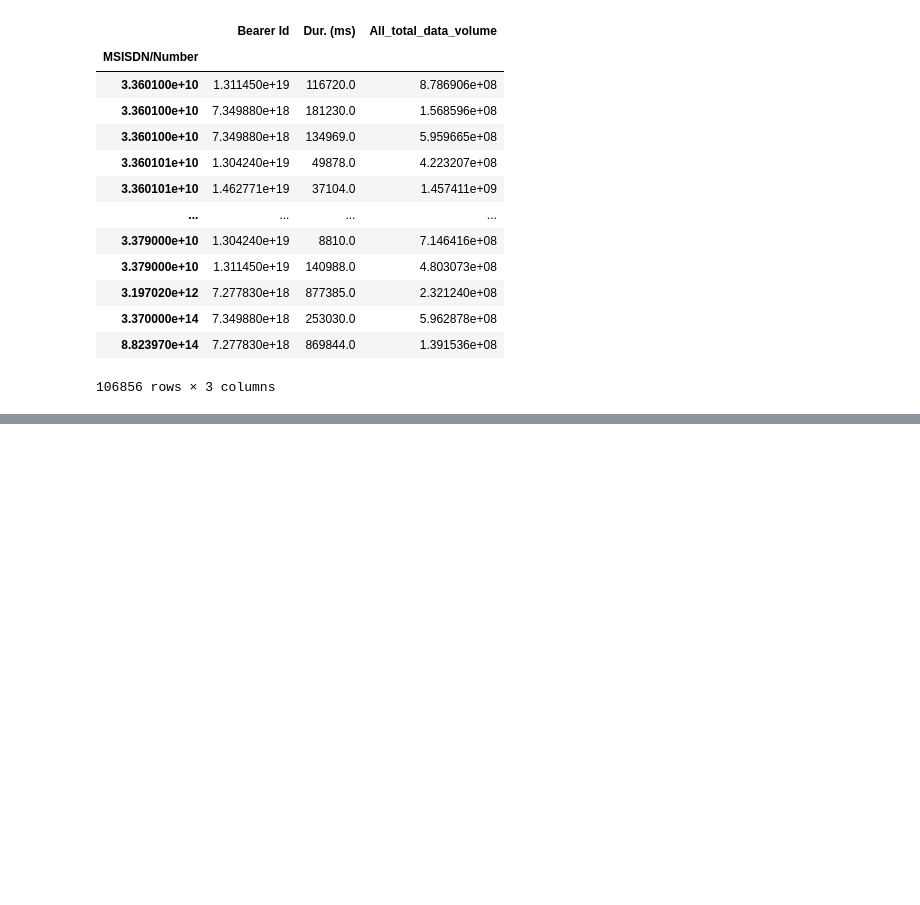
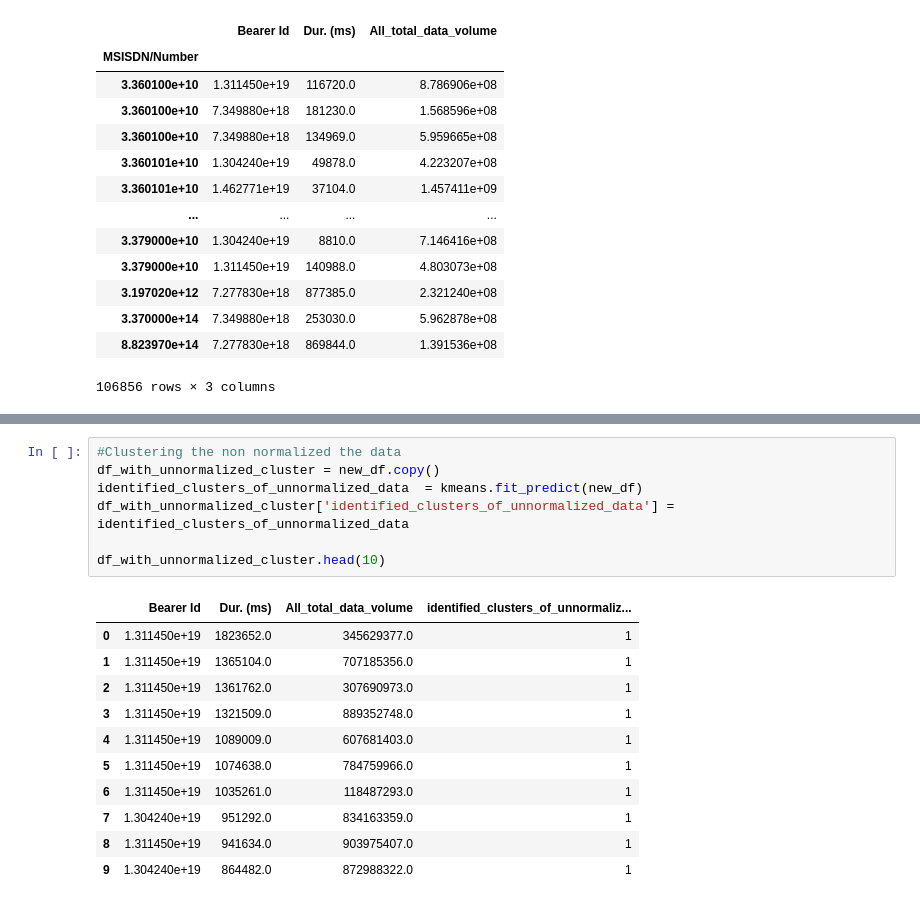
Before and after one commit to behigu/TellCo-Telecom-User-s-Data-Analysis, a Jupyter notebook: notebooks/Telco_telecom_user_data_analysis.ipynb, the cells around one changed output, grey strips where cells are left out. Drawn from its saved outputs; the diff is of its cells as text; blank space fills up the shorter version.

```diff
--- a/notebooks/Telco_telecom_user_data_analysis.ipynb
+++ b/notebooks/Telco_telecom_user_data_analysis.ipynb
@@ -632 +680,20 @@ df_clean.groupby('MSISDN/Number').agg({'Bearer Id':'sum','Dur. (ms)': 'sum', 'Al
+# %%
+#Clustering the non normalized the data
+df_with_unnormalized_cluster = new_df.copy()
+identified_clusters_of_unnormalized_data  = kmeans.fit_predict(new_df)
+df_with_unnormalized_cluster['identified_clusters_of_unnormalized_data'] = identified_clusters_of_unnormalized_data
+
+df_with_unnormalized_cluster.head(10)
+# %% [output]
+|  | Bearer Id | Dur. (ms) | All_total_data_volume | identified_clusters_of_unnormaliz... |
+| 0 | 1.311450e+19 | 1823652.0 | 345629377.0 | 1 |
+| 1 | 1.311450e+19 | 1365104.0 | 707185356.0 | 1 |
+| 2 | 1.311450e+19 | 1361762.0 | 307690973.0 | 1 |
+| 3 | 1.311450e+19 | 1321509.0 | 889352748.0 | 1 |
+| 4 | 1.311450e+19 | 1089009.0 | 607681403.0 | 1 |
+| 5 | 1.311450e+19 | 1074638.0 | 784759966.0 | 1 |
+| 6 | 1.311450e+19 | 1035261.0 | 118487293.0 | 1 |
+| 7 | 1.304240e+19 | 951292.0 | 834163359.0 | 1 |
+| 8 | 1.311450e+19 | 941634.0 | 903975407.0 | 1 |
+| 9 | 1.304240e+19 | 864482.0 | 872988322.0 | 1 |
 # %%
```
Also changed, not shown: parts of 26 cells of this notebook.
